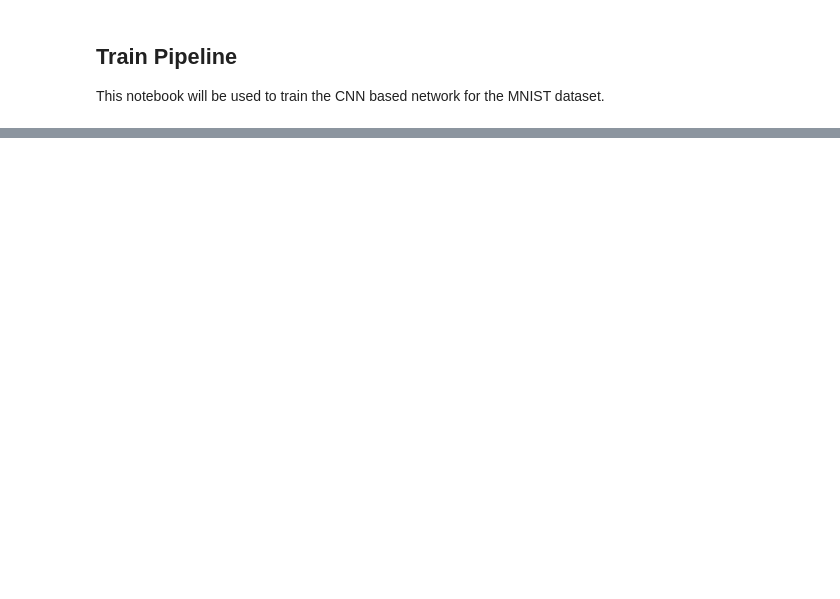
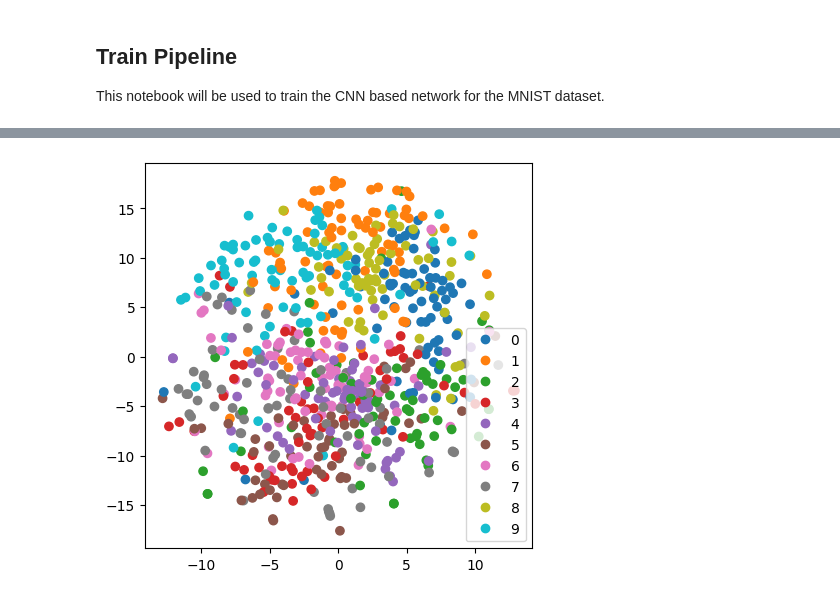
Before and after one commit to task-master98/advanced-neural-networks, a Jupyter notebook: advanced_neural_networks/notebooks/pipelines/ir-train_mnist_main.ipynb, the cells around one changed output, grey strips where cells are left out. Saved outputs shown, nothing was run; the diff lists cells and outputs as text; code cells hidden in the pictures; blank space fills up the shorter version.

```diff
--- a/advanced_neural_networks/notebooks/pipelines/ir-train_mnist_main.ipynb
+++ b/advanced_neural_networks/notebooks/pipelines/ir-train_mnist_main.ipynb
@@ -139,0 +156,8 @@ plt.show()
+# %%
+flattened_features = np.array(flattened_features)
+flattened_features = flattened_features.reshape(len(flattened_features) * batch_size, -1)
+# %%
+labels = np.array(labels)
+labels = labels.reshape(len(labels) * batch_size, -1)
+# %%
+tsne_rep = get_tsne(flattened_features)
@@ -139,0 +169,4 @@ plt.show()
+# %%
+plot_representations(tsne_rep, class_labels)
+# %% [output]
+[figure, added]
```
Also changed, not shown: parts of 16 cells of this notebook, 1 other file.
